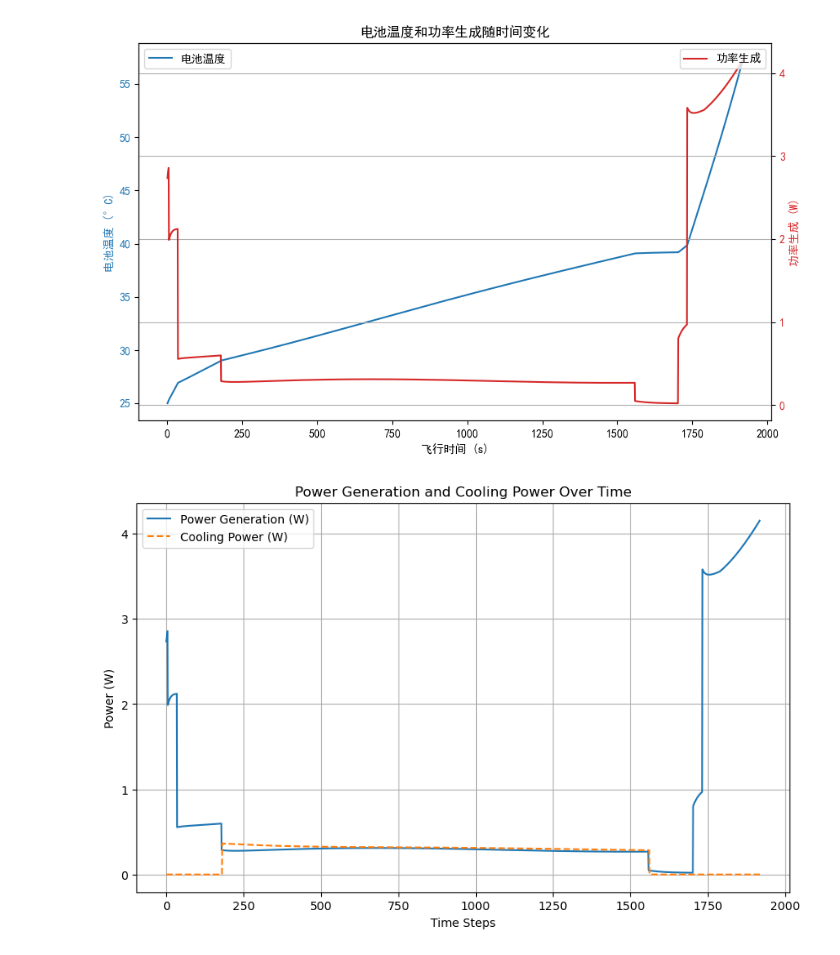
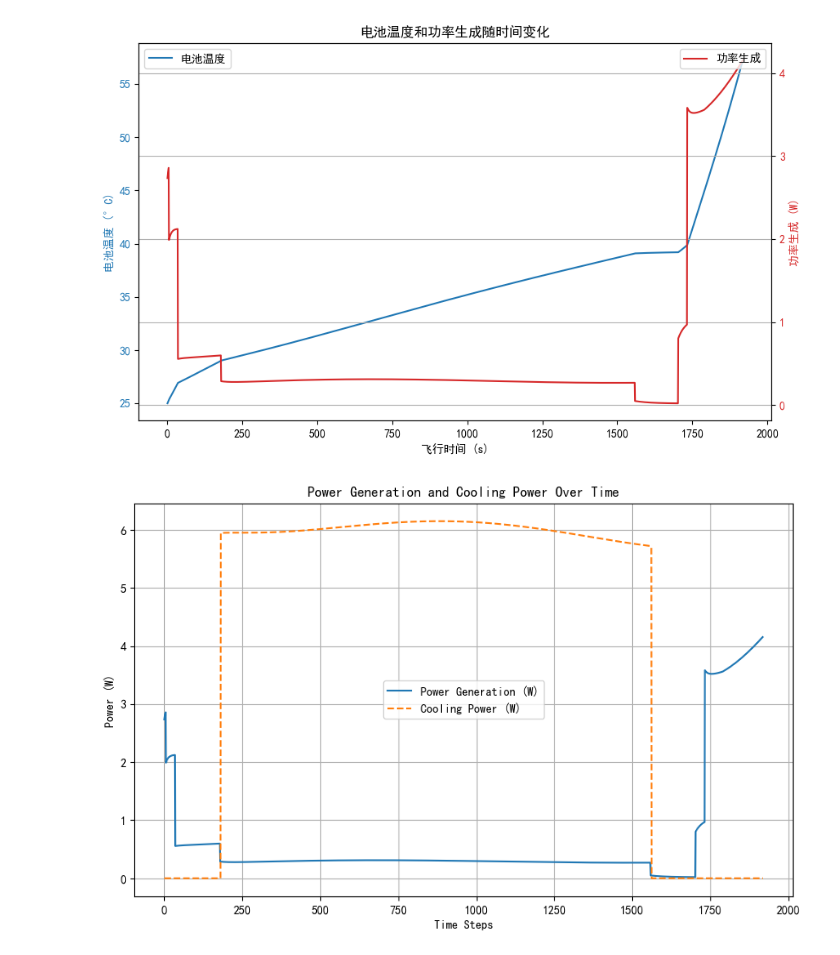
Before and after one commit to sxwd4ever/eBATS, a Jupyter notebook: BTMS T Solver.ipynb, the cells around one changed output. Cells and saved outputs as stored; diff of their text form; code cells hidden in the pictures.

```diff
--- a/BTMS T Solver.ipynb
+++ b/BTMS T Solver.ipynb
@@ -511,13 +518,13 @@ plt.show()
 # %%
 # plot the power generation and cooling power profiles
 plt.figure(figsize=(10, 6))
 plt.plot(power_generation_data, label='Power Generation (W)')
-plt.plot(Q_cool_air_profile, label='Cooling Power (W)', linestyle='--')
+plt.plot(Q_cool_history_fd_total, label='Cooling Power (W)', linestyle='--')
 plt.xlabel('Time Steps')
 plt.ylabel('Power (W)')
 plt.title('Power Generation and Cooling Power Over Time')
 plt.legend()
 plt.grid()
 plt.show()
 # %% [output]
-[figure, old version]
+[figure, new version]
```
Also changed, not shown: parts of 4 cells of this notebook, 26 other files.
